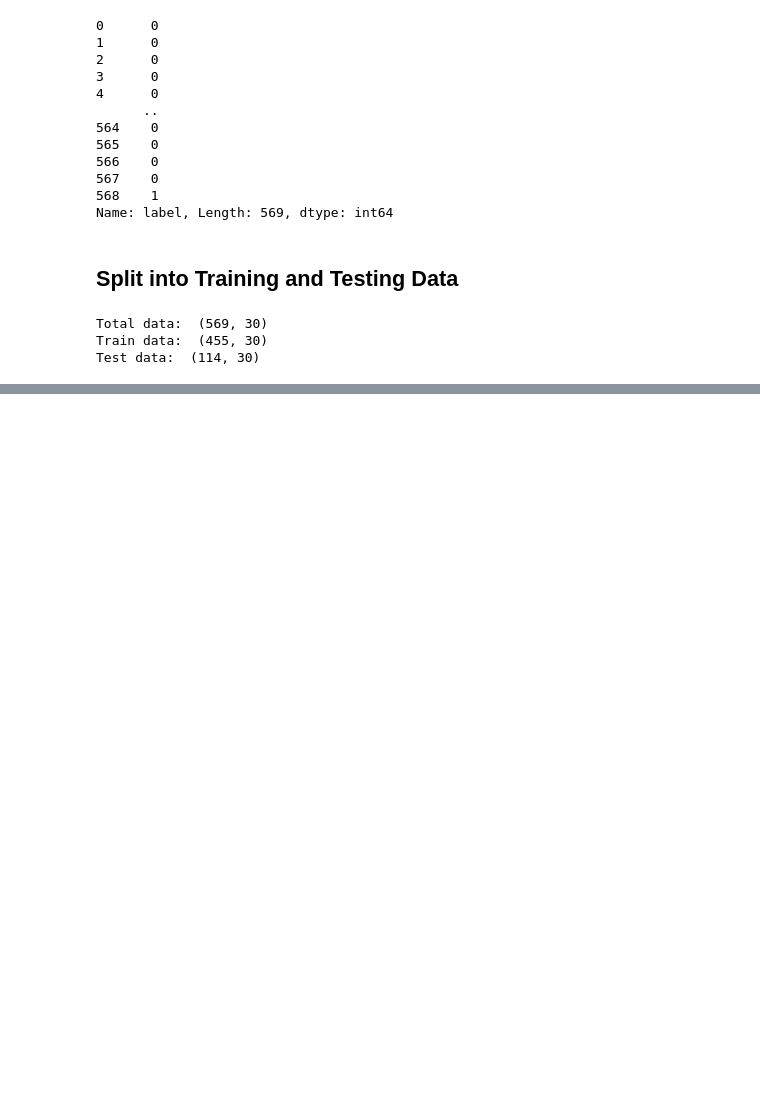
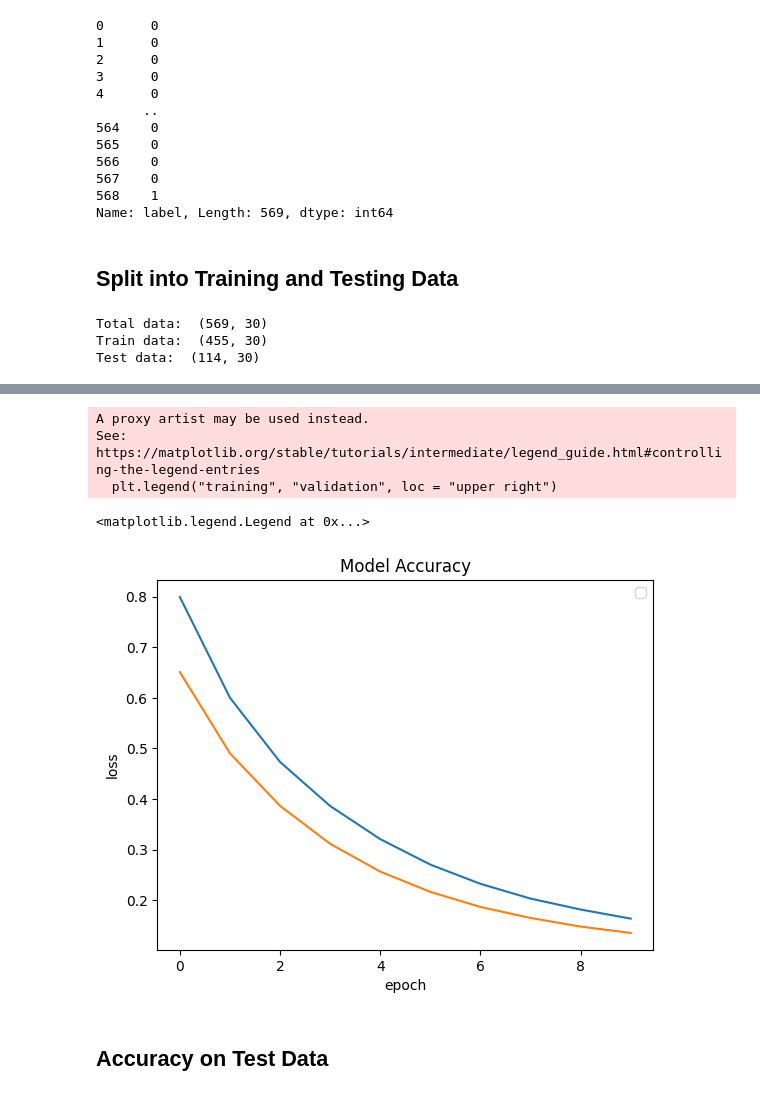
Before and after one commit to bkhuyennguyen/CancerClassification, a Jupyter notebook: CancerClassification.ipynb, the cells around one changed output, grey strips where cells are left out. Saved outputs shown, nothing was run; the diff lists cells and outputs as text; code cells hidden in the pictures; blank space fills up the shorter version.

```diff
--- a/CancerClassification.ipynb
+++ b/CancerClassification.ipynb
@@ -217,0 +278,19 @@ Test data:  (114, 30)
+# %%
+# look at loss during training in graph
+# loss is the difference between the predicted value and actual value
+plt.plot(history.history["loss"])
+plt.plot(history.history["val_loss"])
+
+plt.title("Model Accuracy")
+plt.ylabel("loss")
+plt.xlabel("epoch")
+
+plt.legend(["training", "validation"], loc = "upper right")
+# %% [output]
+A proxy artist may be used instead.
+See: https://matplotlib.org/stable/tutorials/intermediate/legend_guide.html#controlling-the-legend-entries
+  plt.legend("training", "validation", loc = "upper right")
+<matplotlib.legend.Legend at 0x...>
+[figure, added]
+# %% [markdown]
+## Accuracy on Test Data
```
Also changed, not shown: parts of 15 cells of this notebook.
